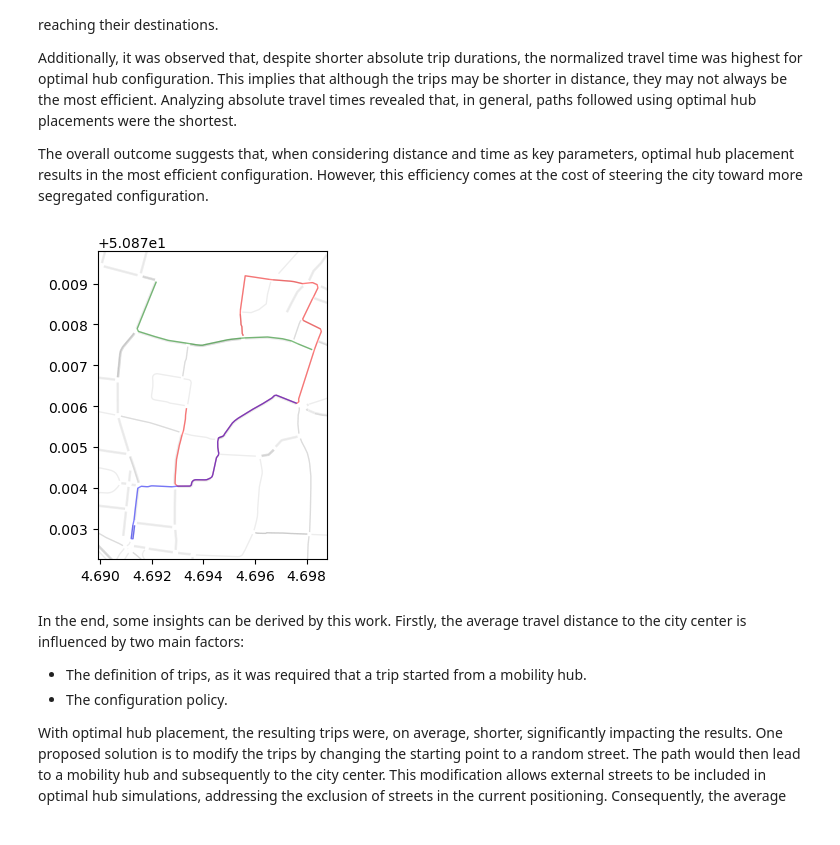
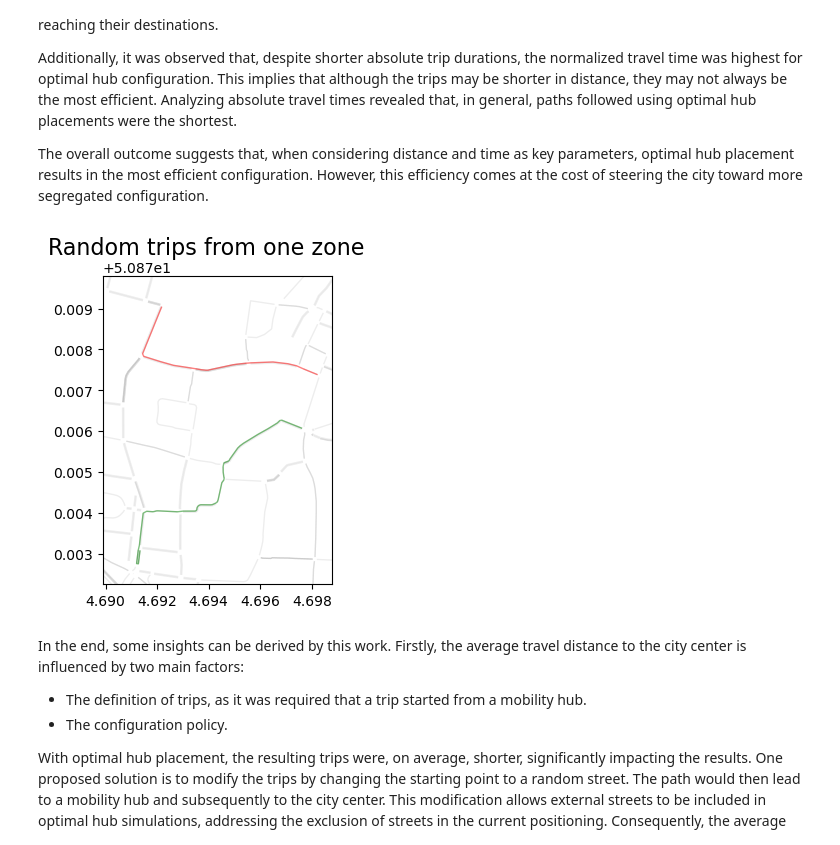
Before and after one commit to AndreaFrasson/Geospatial-Analitics, a Jupyter notebook: Project_12.ipynb, the cells around one changed output. Cells and saved outputs as stored; diff of their text form; code cells hidden in the pictures.

```diff
--- a/Project_12.ipynb
+++ b/Project_12.ipynb
@@ -1010,23 +1000,27 @@ Additionally, it was observed that, despite shorter absolute trip durations, the
 
 The overall outcome suggests that, when considering distance and time as key parameters, optimal hub placement results in the most efficient configuration. However, this efficiency comes at the cost of steering the city toward more segregated configuration.
 # %%
+# to show that in the optimal configuration two edges from the same zone, but different hubs, hae similar time
+# get two random flows from one of the demand file.
 paths = []
-paths.append(k_shortest_paths(G, net.getEdge('3869832#0'), net.getEdge('454112424'), 1, 'traveltime')[0])
 paths.append(k_shortest_paths(G, net.getEdge('512610535#0'), net.getEdge('8127969#2'), 1, 'traveltime')[0])
 paths.append(k_shortest_paths(G, net.getEdge('-8302412#0'), net.getEdge('461159351'), 1, 'traveltime')[0])
 # %%
 fig, ax = plt.subplots(nrows=1, ncols=1, figsize=(9,4))
 road_net.plot(ax = ax, linewidth=1, color="black", alpha=0.07)
-colors = ['red', 'green', 'blue']
+colors = ['red', 'green']
+
+fig.suptitle('Random trips from one zone', fontsize=16)
+
 for i in range(len(paths)):
     gdf_edge = gpd.GeoDataFrame(geometry=[LineString(edges_to_gps_list(net, paths[i]["edges"]))])
     gdf_edge.crs = "EPSG:4326"
     gdf_edge.plot(ax = ax, linewidth=1, color=colors[i], alpha=0.5)
 
 ax.set(xlim=(4.68990001, 4.69877357), ylim=(50.87225555, 50.87978975))
 fig.show()
 # %% [output]
-[figure, old version]
+[figure, new version]
 # %% [markdown]
 In the end, some insights can be derived by this work. Firstly, the average travel distance to the city center is influenced by two main factors:
 
```
Also changed, not shown: parts of 3 cells of this notebook.
